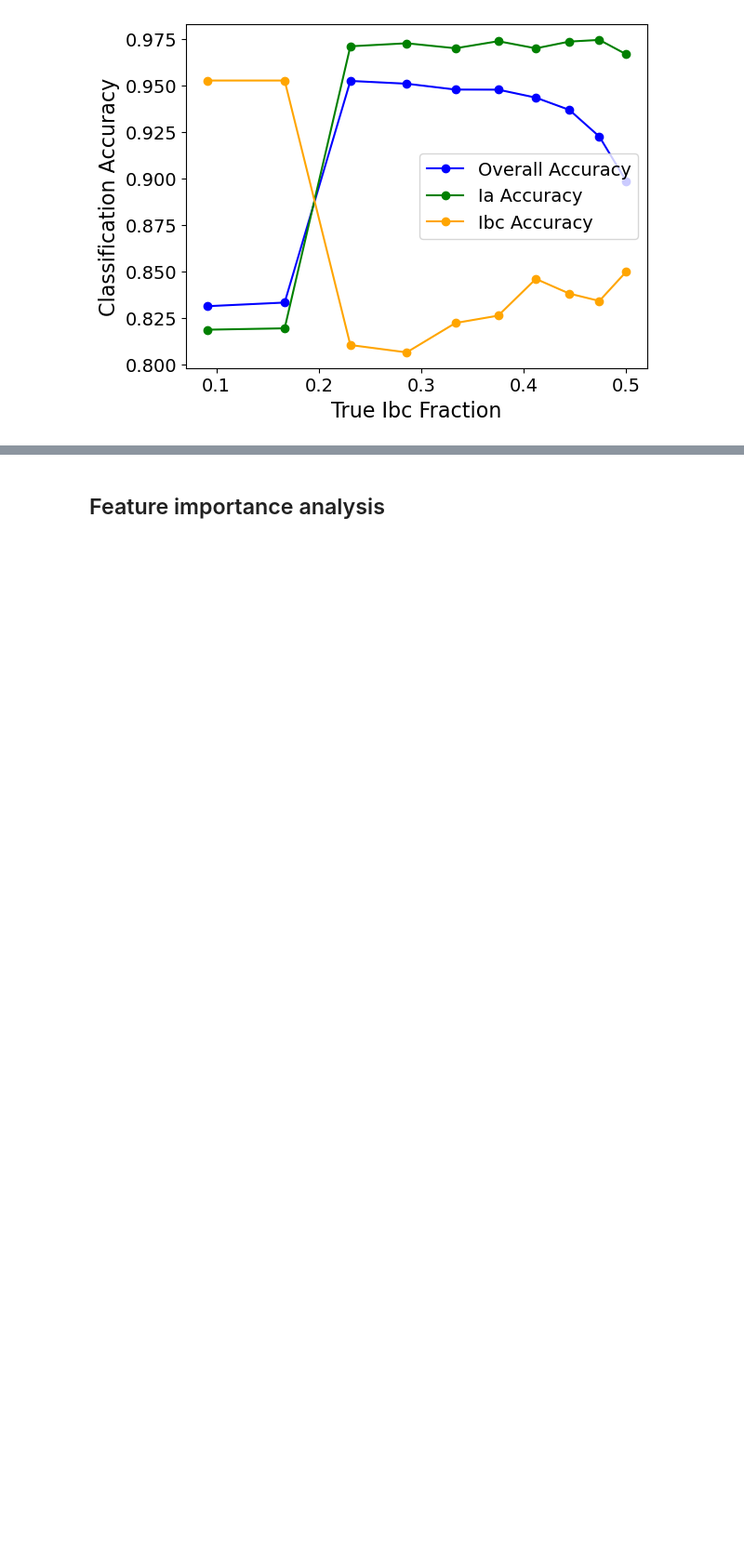
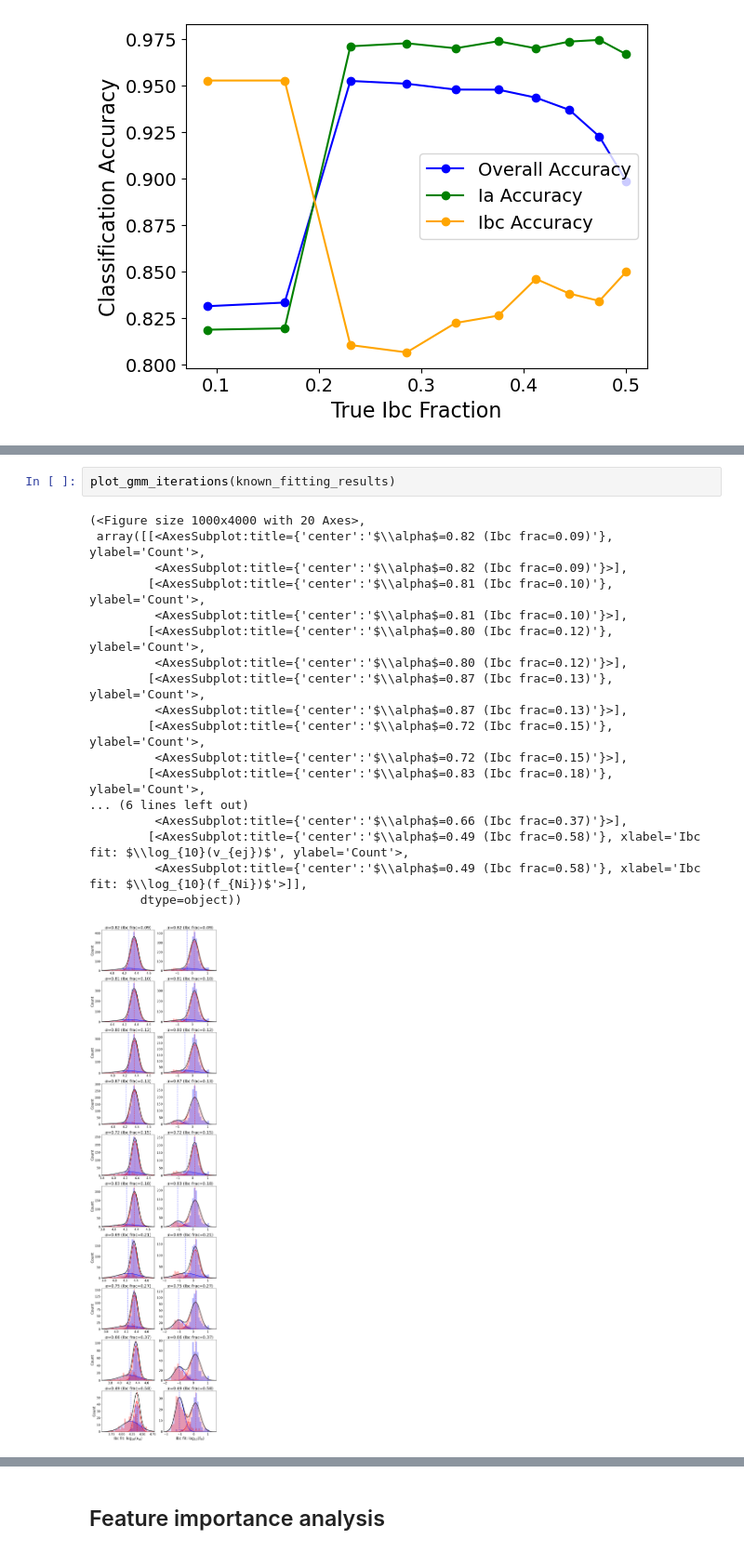
Before and after one commit to asmuzsoy/beams_ext, a Jupyter notebook: separate_parameters.ipynb, the cells around one changed output, grey strips where cells are left out. Shown at 93% size. Drawn from its saved outputs; the diff is of its cells as text; blank space fills up the shorter version.

```diff
--- a/separate_parameters.ipynb
+++ b/separate_parameters.ipynb
@@ -1500,3 +1639,24 @@ plt.show()
+# %%
+plot_gmm_iterations(known_fitting_results)
+# %% [output]
+(<Figure size 1000x4000 with 20 Axes>,
+ array([[<AxesSubplot:title={'center':'$\\alpha$=0.82 (Ibc frac=0.09)'}, ylabel='Count'>,
+         <AxesSubplot:title={'center':'$\\alpha$=0.82 (Ibc frac=0.09)'}>],
+        [<AxesSubplot:title={'center':'$\\alpha$=0.81 (Ibc frac=0.10)'}, ylabel='Count'>,
+         <AxesSubplot:title={'center':'$\\alpha$=0.81 (Ibc frac=0.10)'}>],
+        [<AxesSubplot:title={'center':'$\\alpha$=0.80 (Ibc frac=0.12)'}, ylabel='Count'>,
+         <AxesSubplot:title={'center':'$\\alpha$=0.80 (Ibc frac=0.12)'}>],
+        [<AxesSubplot:title={'center':'$\\alpha$=0.87 (Ibc frac=0.13)'}, ylabel='Count'>,
+         <AxesSubplot:title={'center':'$\\alpha$=0.87 (Ibc frac=0.13)'}>],
+        [<AxesSubplot:title={'center':'$\\alpha$=0.72 (Ibc frac=0.15)'}, ylabel='Count'>,
+         <AxesSubplot:title={'center':'$\\alpha$=0.72 (Ibc frac=0.15)'}>],
+        [<AxesSubplot:title={'center':'$\\alpha$=0.83 (Ibc frac=0.18)'}, ylabel='Count'>,
+... (6 lines left out)
+         <AxesSubplot:title={'center':'$\\alpha$=0.66 (Ibc frac=0.37)'}>],
+        [<AxesSubplot:title={'center':'$\\alpha$=0.49 (Ibc frac=0.58)'}, xlabel='Ibc fit: $\\log_{10}(v_{ej})$', ylabel='Count'>,
+         <AxesSubplot:title={'center':'$\\alpha$=0.49 (Ibc frac=0.58)'}, xlabel='Ibc fit: $\\log_{10}(f_{Ni})$'>]],
+       dtype=object))
+[figure, added]
 # %%
 plt.plot(ratios, accuracies_spec[0,:], marker='o', color='blue', linestyle = '--', label='Overall Accuracy (none known)')
 plt.plot(ratios, accuracies_spec[1,:], marker='o', color='green', linestyle = '--', label='Ia Accuracy (none known)')
```
Also changed, not shown: parts of 13 cells of this notebook.
